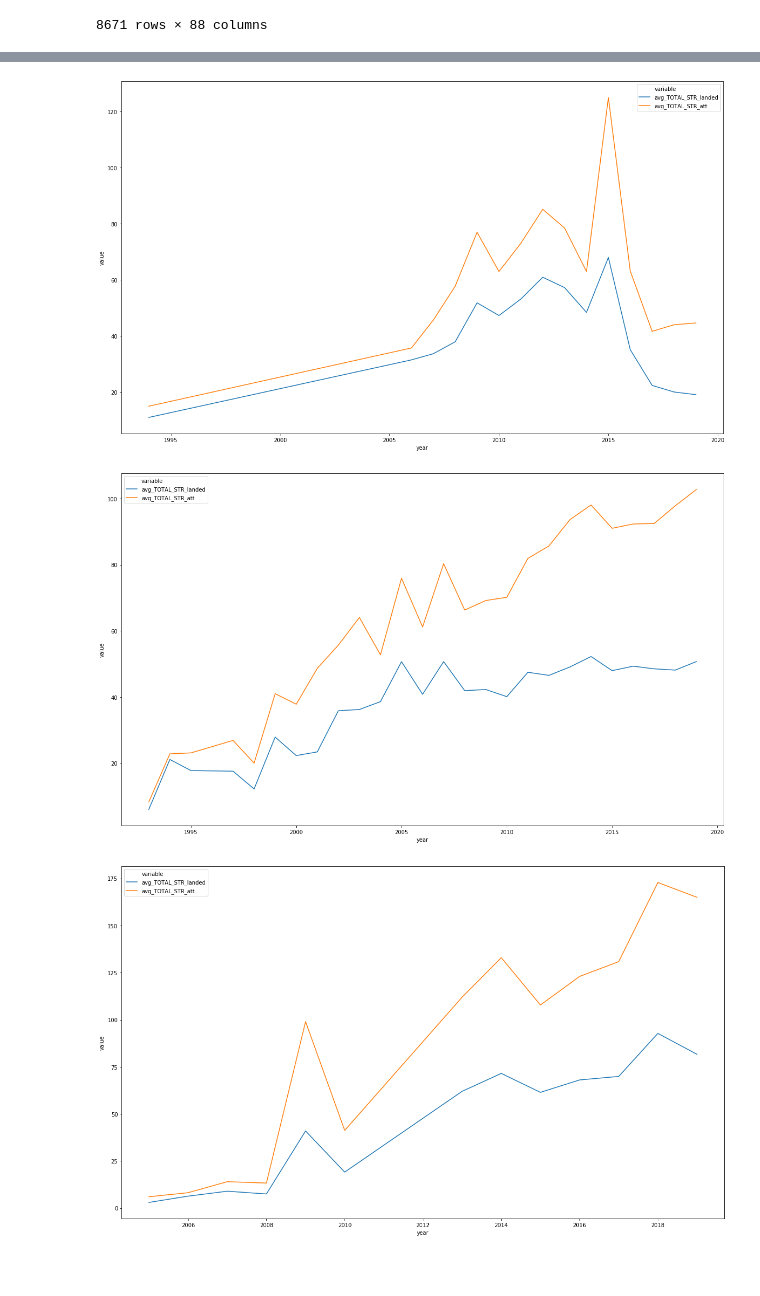
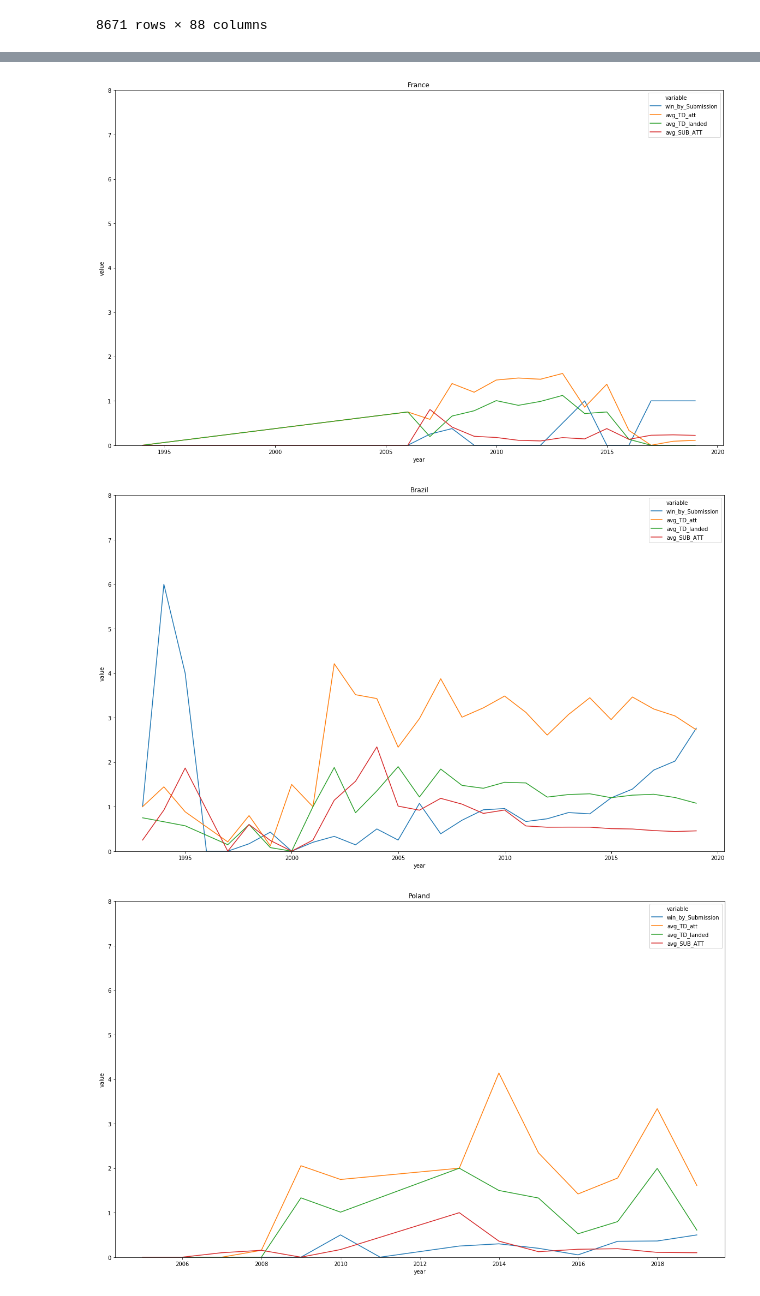
Before and after one commit to ekoly/DS-Unit-1-Build, a Jupyter notebook: ipynb/explore_data.ipynb, the cells around one changed output, grey strips where cells are left out. Saved outputs shown, nothing was run; the diff lists cells and outputs as text; code cells hidden in the pictures; blank space fills up the shorter version.

```diff
--- a/ipynb/explore_data.ipynb
+++ b/ipynb/explore_data.ipynb
@@ -448,7 +448,9 @@ fighters_df
 8671 rows × 88 columns
 # %%
 values = ["win_by_Decision_Majority", "win_by_Decision_Split", "win_by_Decision_Unanimous", "win_by_KO/TKO", "win_by_Submission", "win_by_TKO_Doctor_Stoppage"]
-win_df = pd.DataFrame()
+values = ["avg_TOTAL_STR_att", "avg_TOTAL_STR_landed", "avg_TD_att", "avg_TD_landed", "avg_SUB_ATT"]
+
+values = ["win_by_Submission", "avg_TD_att", "avg_TD_landed", "avg_SUB_ATT"]
 # %%
 wins_df = fighters_df.pivot_table(values=values, index=["age_group", "country"]).reset_index(["age_group", "country"])
 wins_df
@@ -508,4 +489,4 @@ for value in values:
 # %%
-strikes_df = fighters_df.pivot_table(values=["avg_TOTAL_STR_att", "avg_TOTAL_STR_landed"], index=["country", "year"]).reset_index(["country", "year"])
+strikes_df = fighters_df.pivot_table(values=values, index=["country", "year"]).reset_index(["country", "year"])
 strikes_df
 # %% [output]
@@ -525,5 +506,5 @@ strikes_df
 # %%
-strikes_df = strikes_df.melt(id_vars=["country", "year"], value_vars=["avg_TOTAL_STR_landed", "avg_TOTAL_STR_att"])
+strikes_df = strikes_df.melt(id_vars=["country", "year"], value_vars=values)
 strikes_df
 # %% [output]
 |  | country | year | variable | value |
@@ -542,12 +523,14 @@ strikes_df
 # %%
-countries = ["United States", "Netherlands", "France", "Brazil", "Poland"]
+countries = ["United States", "Netherlands", "France", "Brazil", "Poland", "Russia"]
 
 def graphByCountries(data, x="age_group", y="win_by_Decision_Majority", hue="country"):
 
   fig, ax = plt.subplots(figsize=(20, 12))
   sns.lineplot(x=data[x], y=data[y], hue=data[hue], ax=ax)
+  return ax
 
 for country in countries:
-  graphByCountries(strikes_df[strikes_df["country"] == country], x="year", y="value", hue="variable")
-  ax.set_title(value)
+  ax = graphByCountries(strikes_df[strikes_df["country"] == country], x="year", y="value", hue="variable")
+  ax.set_title(country)
+  ax.set_ylim([0, 8])
 # %% [output]
@@ -556,3 +539,3 @@ for country in countries:
-[figure, old version]
+[figure, new version]
-[figure, old version]
+[figure, new version]
-[figure, old version]
+[figure, new version]
```
Also changed, not shown: parts of 7 cells of this notebook.
